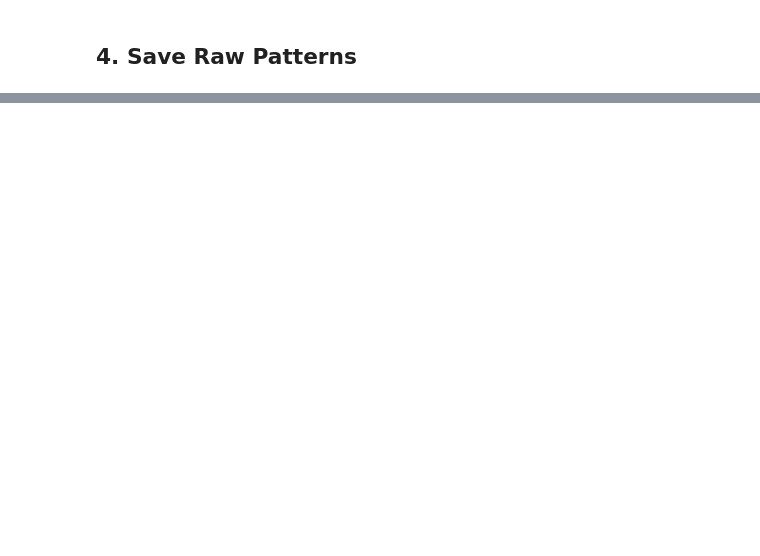
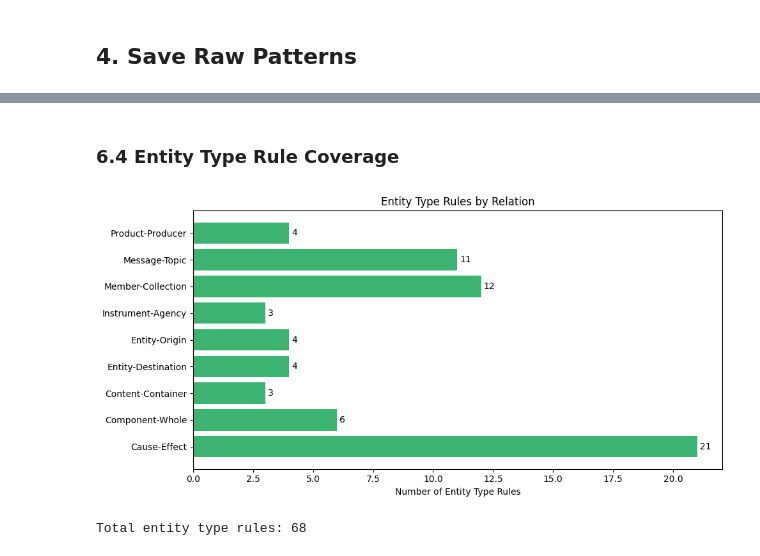
Before and after one commit to bnkglu/Token13-tuw-nlp-ie-2025WS, a Jupyter notebook: milestone_3/notebooks/2_unified_pattern_mining.ipynb, the cells around one changed output, grey strips where cells are left out. Saved outputs shown, nothing was run; the diff lists cells and outputs as text; code cells hidden in the pictures; blank space fills up the shorter version.

```diff
--- a/milestone_3/notebooks/2_unified_pattern_mining.ipynb
+++ b/milestone_3/notebooks/2_unified_pattern_mining.ipynb
@@ -204,0 +585,14 @@ File size: 208.51 KB
+# %%
+# Display entity type rules
+print("="*80)
+print("HIGH-CONFIDENCE ENTITY TYPE RULES (sample)")
+print("="*80)
+print(f"\n{'(e1_type, e2_type)':<30} | {'Predicted Relation':<30}")
+print("-" * 65)
+
+# Show first 20 high-confidence rules
+for i, ((e1_type, e2_type), relation) in enumerate(list(ENTITY_TYPE_RELATION_RULES.items())[:20]):
+    print(f"({e1_type}, {e2_type}){'':<{20-len(e1_type)-len(e2_type)}} | {relation}")
+
+print(f"\n... and {len(ENTITY_TYPE_RELATION_RULES) - 20} more rules")
+print(f"\nTotal: {len(ENTITY_TYPE_RELATION_RULES)} high-conf + {len(ENTITY_TYPE_RELATION_RULES_MEDIUM)} medium-conf rules")
@@ -204,0 +658,34 @@ File size: 208.51 KB
+# %% [markdown]
+### 6.4 Entity Type Rule Coverage
+# %%
+# Visualize entity type rule coverage by relation
+from collections import Counter
+
+# Count rules per relation
+rule_by_relation = Counter()
+for (e1_t, e2_t), relation in ENTITY_TYPE_RELATION_RULES.items():
+    base_rel = relation.split('(')[0]
+    rule_by_relation[base_rel] += 1
+
+for (e1_t, e2_t), relation in ENTITY_TYPE_RELATION_RULES_MEDIUM.items():
+    base_rel = relation.split('(')[0]
+    rule_by_relation[base_rel] += 1
+
+# Plot
+fig, ax = plt.subplots(figsize=(10, 5))
+
+relations = sorted(rule_by_relation.keys())
+counts = [rule_by_relation[r] for r in relations]
+
+bars = ax.barh(relations, counts, color='mediumseagreen')
+ax.set_xlabel('Number of Entity Type Rules')
+ax.set_title('Entity Type Rules by Relation')
+ax.bar_label(bars, padding=3)
+
+plt.tight_layout()
+plt.show()
+
+print(f"\nTotal entity type rules: {sum(counts)}")
+# %% [output]
+[figure, added]
+Total entity type rules: 68
```
Also changed, not shown: parts of 26 cells of this notebook, 18 other files.
